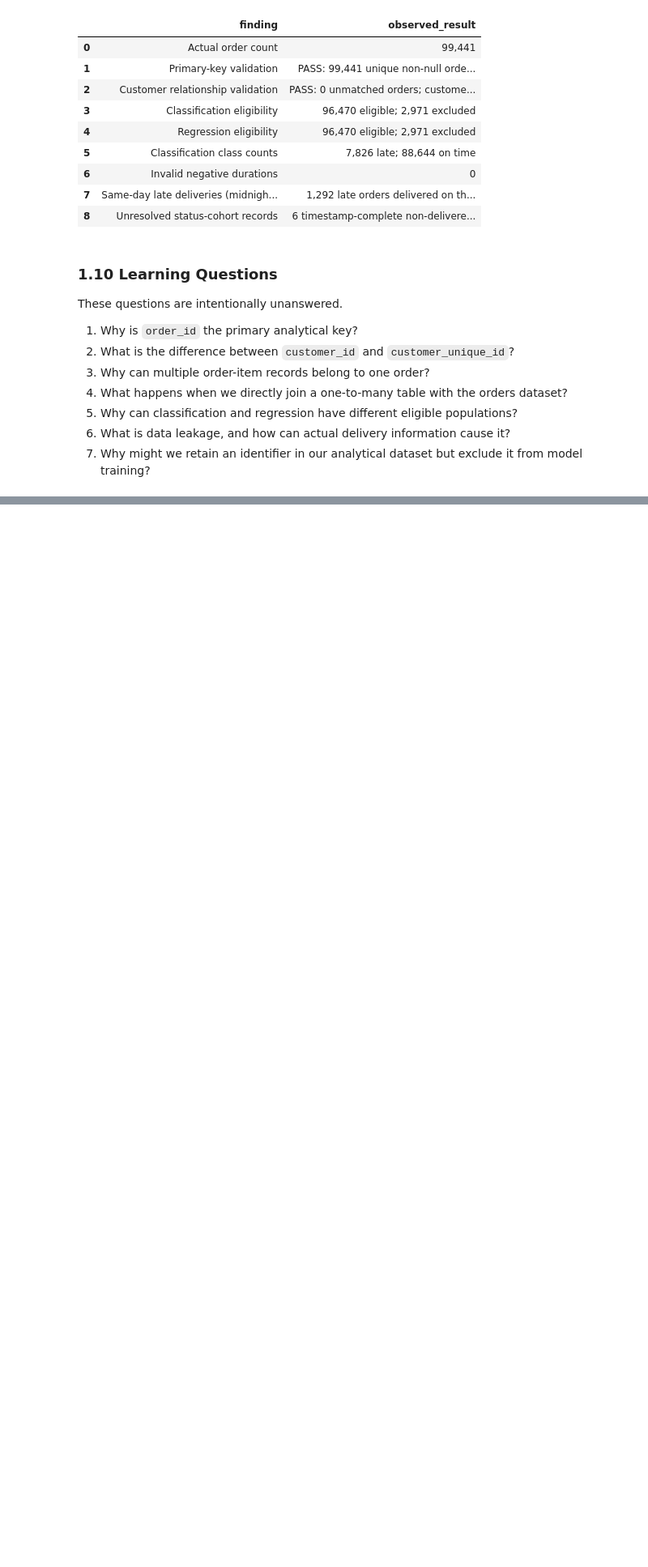
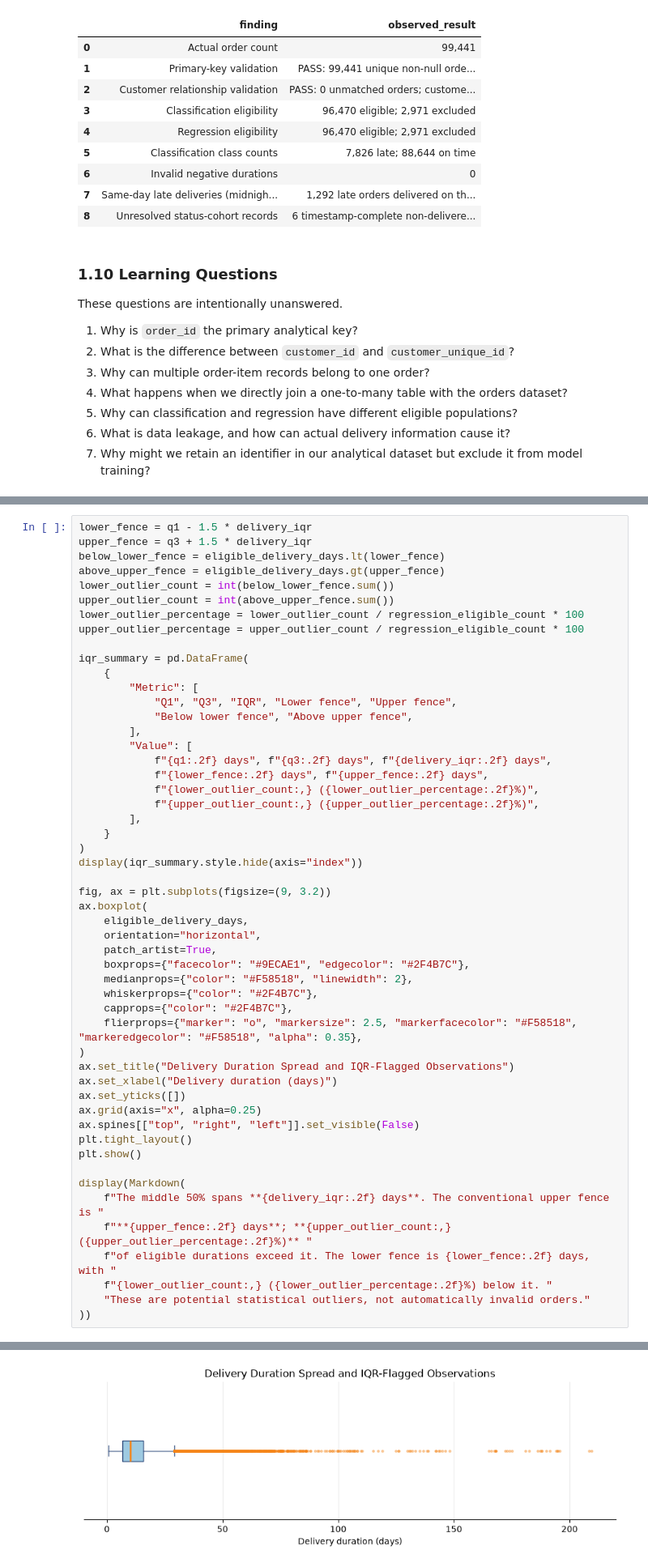
Before and after one commit to mmubashir95/ecommerce-delivery-intelligence, a Jupyter notebook: notebooks/03_exploratory_analysis.ipynb, the cells around one changed output, grey strips where cells are left out. Shown at 81% size. Drawn from its saved outputs; the diff is of its cells as text; blank space fills up the shorter version.

```diff
--- a/notebooks/03_exploratory_analysis.ipynb
+++ b/notebooks/03_exploratory_analysis.ipynb
@@ -602,0 +852,53 @@ These questions are intentionally unanswered.
+# %%
+lower_fence = q1 - 1.5 * delivery_iqr
+upper_fence = q3 + 1.5 * delivery_iqr
+below_lower_fence = eligible_delivery_days.lt(lower_fence)
+above_upper_fence = eligible_delivery_days.gt(upper_fence)
+lower_outlier_count = int(below_lower_fence.sum())
+upper_outlier_count = int(above_upper_fence.sum())
+lower_outlier_percentage = lower_outlier_count / regression_eligible_count * 100
+upper_outlier_percentage = upper_outlier_count / regression_eligible_count * 100
+
+iqr_summary = pd.DataFrame(
+    {
+        "Metric": [
+            "Q1", "Q3", "IQR", "Lower fence", "Upper fence",
+            "Below lower fence", "Above upper fence",
+        ],
+        "Value": [
+            f"{q1:.2f} days", f"{q3:.2f} days", f"{delivery_iqr:.2f} days",
+            f"{lower_fence:.2f} days", f"{upper_fence:.2f} days",
+            f"{lower_outlier_count:,} ({lower_outlier_percentage:.2f}%)",
+            f"{upper_outlier_count:,} ({upper_outlier_percentage:.2f}%)",
+        ],
+    }
+)
+display(iqr_summary.style.hide(axis="index"))
+
+fig, ax = plt.subplots(figsize=(9, 3.2))
+ax.boxplot(
+    eligible_delivery_days,
+    orientation="horizontal",
+    patch_artist=True,
+    boxprops={"facecolor": "#9ECAE1", "edgecolor": "#2F4B7C"},
+    medianprops={"color": "#F58518", "linewidth": 2},
+    whiskerprops={"color": "#2F4B7C"},
+    capprops={"color": "#2F4B7C"},
+    flierprops={"marker": "o", "markersize": 2.5, "markerfacecolor": "#F58518", "markeredgecolor": "#F58518", "alpha": 0.35},
+)
+ax.set_title("Delivery Duration Spread and IQR-Flagged Observations")
+ax.set_xlabel("Delivery duration (days)")
+ax.set_yticks([])
+ax.grid(axis="x", alpha=0.25)
+ax.spines[["top", "right", "left"]].set_visible(False)
+plt.tight_layout()
+plt.show()
+
+display(Markdown(
+    f"The middle 50% spans **{delivery_iqr:.2f} days**. The conventional upper fence is "
+    f"**{upper_fence:.2f} days**; **{upper_outlier_count:,} ({upper_outlier_percentage:.2f}%)** "
+    f"of eligible durations exceed it. The lower fence is {lower_fence:.2f} days, with "
+    f"{lower_outlier_count:,} ({lower_outlier_percentage:.2f}%) below it. "
+    "These are potential statistical outliers, not automatically invalid orders."
+))
+# %% [output]
@@ -602,0 +913 @@ These questions are intentionally unanswered.
+[figure, added]
```
Also changed, not shown: parts of 18 cells of this notebook.
